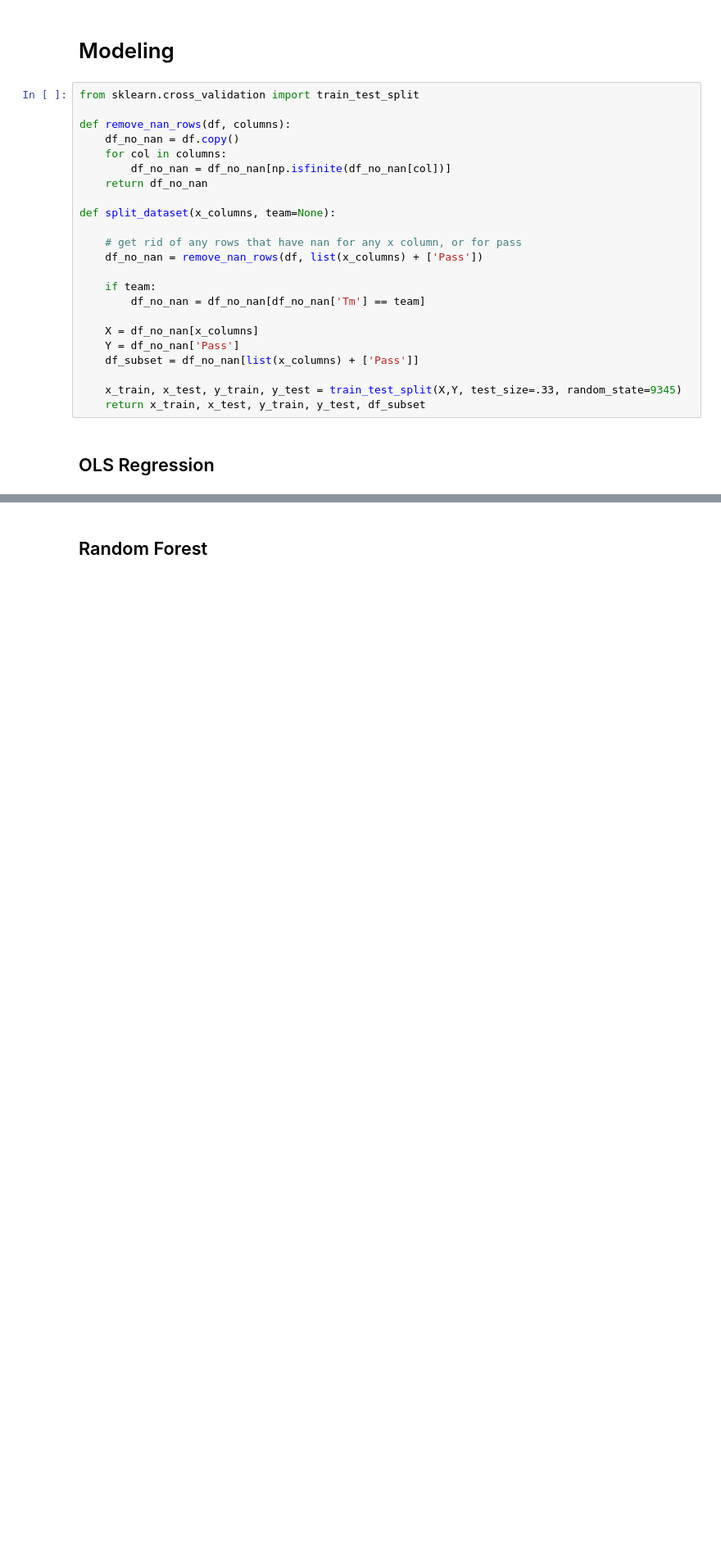
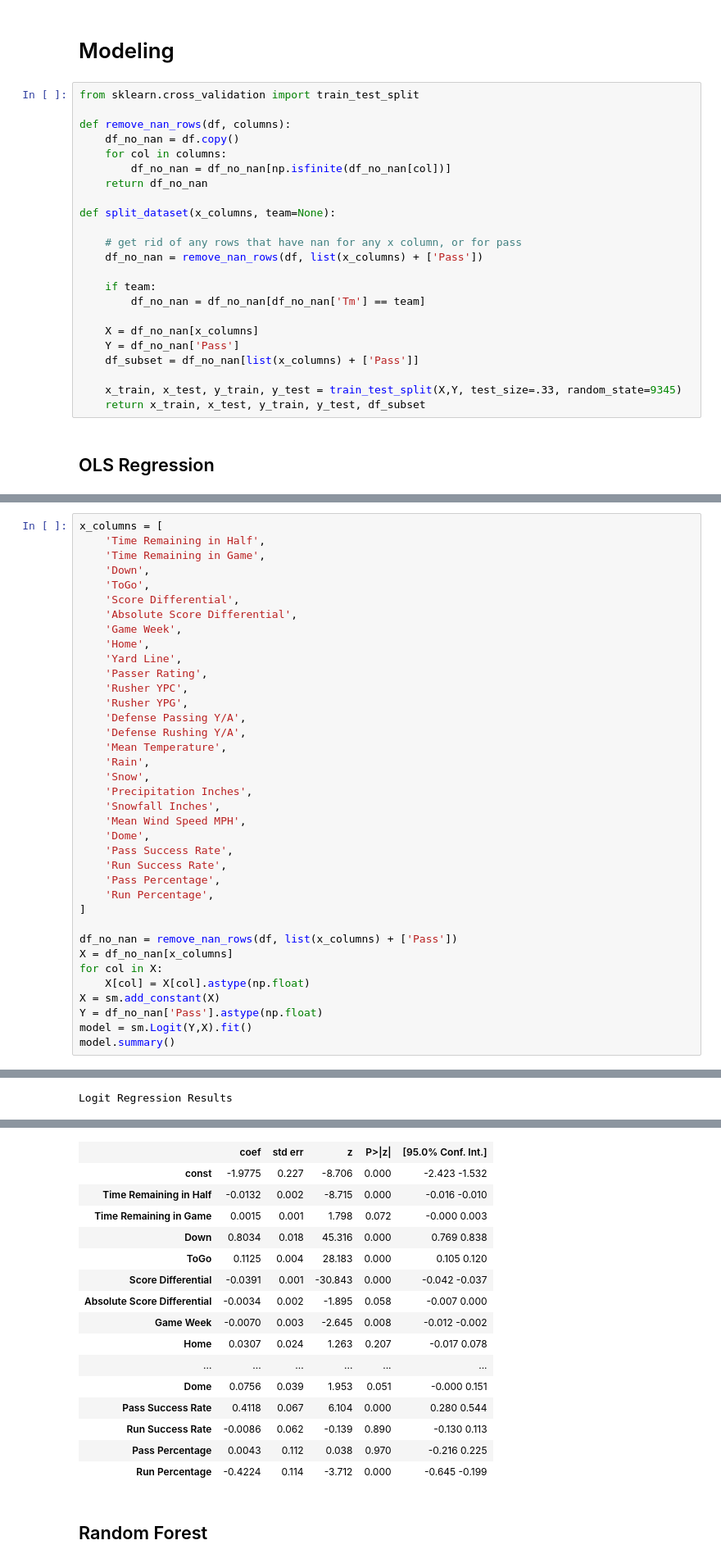
Before and after one commit to araftery/cs109-final-project, a Jupyter notebook: notebook.ipynb, the cells around one changed output, grey strips where cells are left out. Shown at 82% size. Cells and saved outputs as stored; diff of their text form; blank space fills up the shorter version.

Commit message:
add logistic regression

```diff
--- a/notebook.ipynb
+++ b/notebook.ipynb
@@ -353,0 +399,38 @@ OLS Regression Results
+# %%
+x_columns = [
+    'Time Remaining in Half',
+    'Time Remaining in Game',
+    'Down',
+    'ToGo',
+    'Score Differential',
+    'Absolute Score Differential',
+    'Game Week',
+    'Home',
+    'Yard Line',
+    'Passer Rating',
+    'Rusher YPC',
+    'Rusher YPG',
+    'Defense Passing Y/A',
+    'Defense Rushing Y/A',
+    'Mean Temperature',
+    'Rain',
+    'Snow',
+    'Precipitation Inches',
+    'Snowfall Inches',
+    'Mean Wind Speed MPH',
+    'Dome',
+    'Pass Success Rate',
+    'Run Success Rate',
+    'Pass Percentage',
+    'Run Percentage',
+]
+
+df_no_nan = remove_nan_rows(df, list(x_columns) + ['Pass'])
+X = df_no_nan[x_columns]
+for col in X:
+    X[col] = X[col].astype(np.float)
+X = sm.add_constant(X)
+Y = df_no_nan['Pass'].astype(np.float)
+model = sm.Logit(Y,X).fit()
+model.summary()
+# %% [output]
@@ -353,0 +441 @@ OLS Regression Results
+Logit Regression Results
@@ -354,3 +449,19 @@ OLS Regression Results
+|  | coef | std err | z | P>|z| | [95.0% Conf. Int.] |
+| const | -1.9775 | 0.227 | -8.706 | 0.000 | -2.423 -1.532 |
+| Time Remaining in Half | -0.0132 | 0.002 | -8.715 | 0.000 | -0.016 -0.010 |
+| Time Remaining in Game | 0.0015 | 0.001 | 1.798 | 0.072 | -0.000 0.003 |
+| Down | 0.8034 | 0.018 | 45.316 | 0.000 | 0.769 0.838 |
+| ToGo | 0.1125 | 0.004 | 28.183 | 0.000 | 0.105 0.120 |
+| Score Differential | -0.0391 | 0.001 | -30.843 | 0.000 | -0.042 -0.037 |
+| Absolute Score Differential | -0.0034 | 0.002 | -1.895 | 0.058 | -0.007 0.000 |
+| Game Week | -0.0070 | 0.003 | -2.645 | 0.008 | -0.012 -0.002 |
+| Home | 0.0307 | 0.024 | 1.263 | 0.207 | -0.017 0.078 |
+| ... | ... | ... | ... | ... | ... |
+| Dome | 0.0756 | 0.039 | 1.953 | 0.051 | -0.000 0.151 |
+| Pass Success Rate | 0.4118 | 0.067 | 6.104 | 0.000 | 0.280 0.544 |
+| Run Success Rate | -0.0086 | 0.062 | -0.139 | 0.890 | -0.130 0.113 |
+| Pass Percentage | 0.0043 | 0.112 | 0.038 | 0.970 | -0.216 0.225 |
+| Run Percentage | -0.4224 | 0.114 | -3.712 | 0.000 | -0.645 -0.199 |
 # %% [markdown]
 ## Random Forest
 # %%
```
Also changed, not shown: parts of 14 cells of this notebook.
